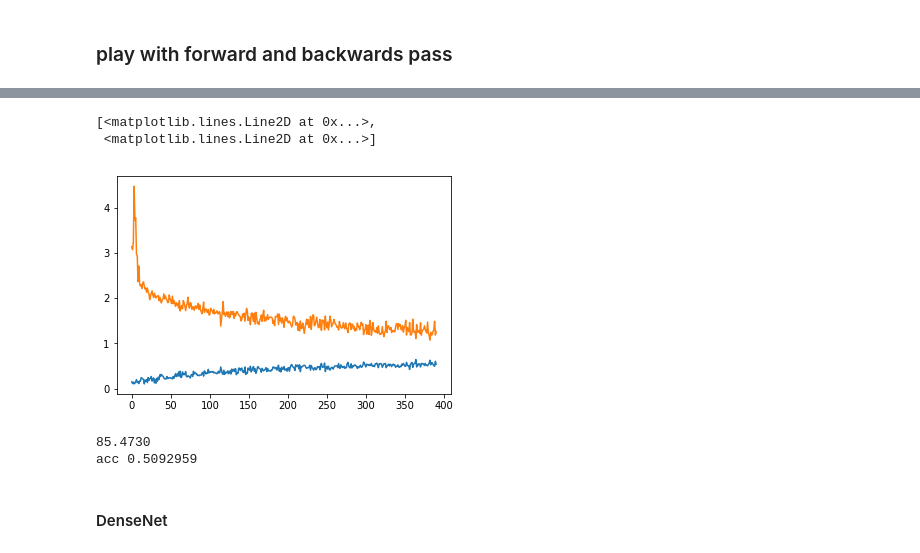
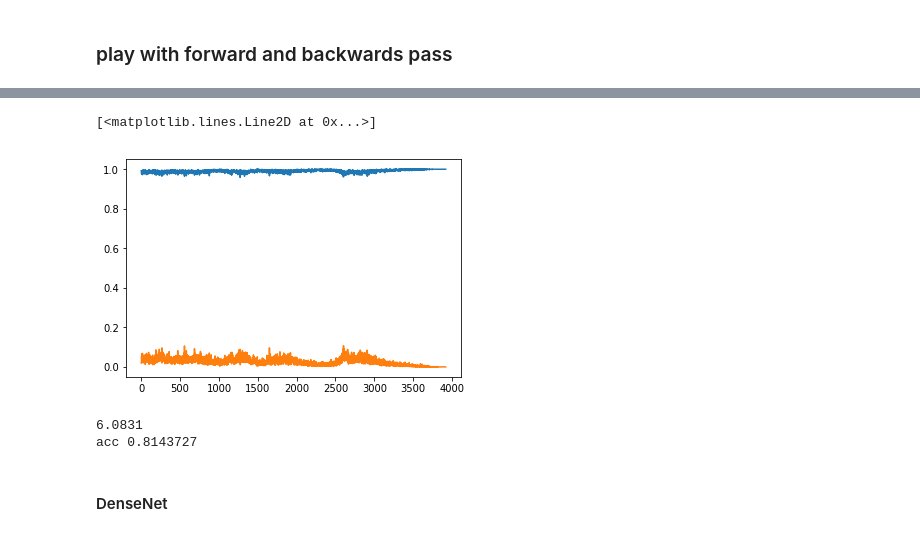
Before and after one commit to khushdeep-singh/DD2424project, a Jupyter notebook: assignmentforsaturdayAndreas.ipynb, the cells around one changed output, grey strips where cells are left out. Saved outputs shown, nothing was run; the diff lists cells and outputs as text; code cells hidden in the pictures.

Commit message:
Made a successful (?) rangetest for btach size 128

```diff
--- a/assignmentforsaturdayAndreas.ipynb
+++ b/assignmentforsaturdayAndreas.ipynb
@@ -172,7 +159,7 @@ def xent_softmax(prediction):
 # %%
 %%capture
 # Configure
-resnet = ResNet(BasicBlock,[9,9,9])
+resnet = rnet.resnet56()
 batch_size = 128
 optimizer = optim.SGD(resnet.parameters(),
                       lr=0.1,
@@ -200,39 +187,3 @@ val_loader = torch.utils.data.DataLoader(
     batch_size=batch_size, shuffle=False,
     num_workers=0, pin_memory=True)
 if cuda_available: resnet.cuda()
-# %%
-start    = time.time()
-n_epoch  = 1
-accuracy = []
-loss     = []
-valacc   = []
-validationInterval = 5
-
-resnet.train()
-
-for epoch in range(n_epoch):
-    data_iterator = iter(data_loader)
-    for i, (images, labels) in enumerate(data_iterator):
-        t = time.time()
-
-        f"""if we use GPU, input- and target-tensors must be loaded on GPU as well."""
-        if cuda_available:
-            images = images.cuda()
-            labels = labels.cuda()
-
-        prediction = resnet.forward(images)
-        output     = loss_xent(prediction, labels)
-
-        accuracy = accuracy + [get_xent_acc(prediction, labels)]
-        loss     = loss + [output]
-
-        optimizer.zero_grad()
-        output.backward() # calculates gradients
-        optimizer.step()  # updates weights
-
-        print(f"epoch {i:3d}/{len(data_iterator)} t {time.time()-t:.3f} accuracy {accuracy[len(accuracy)-1]:.4f}")
-
-        if i % validationInterval == 0:
-            print(f"    accuracy {validateFunc(1)[0]:.7f}")
-
-    print(f"""time passed after training {epoch} epochs is {time.time()-start} seconds""")
@@ -256,0 +211,2 @@ time passed after training 0 epochs is 1280.92831325531 seconds
+# %%
+(accuracy, loss, validationacc) = trainFunc(resnet, nn.CrossEntropyLoss(), optimizer, n_epochs=40, validation_interval=0)
@@ -257,17 +233,18 @@ time passed after training 0 epochs is 1280.92831325531 seconds
 # %%
 x = np.arange(0,len(accuracy))
 plt.plot(x,np.array(accuracy),np.array(loss))
+x = np.arange(0,len(validationacc))
+plt.plot(x, np.array(validationacc))
 # %% [output]
-[<matplotlib.lines.Line2D at 0x...>,
- <matplotlib.lines.Line2D at 0x...>]
+[<matplotlib.lines.Line2D at 0x...>]
-[figure, old version]
+[figure, new version]
 # %%
 t = time.time()
-valacc = validateFunc(100)
+valacc = validateFunc(resnet, 100)
 print(f"{time.time()-t:2.4f}\nacc {np.mean(valacc):.7f}")
 # %% [output]
-85.4730
-acc 0.5092959
+6.0831
+acc 0.8143727
 # %% [markdown]
 #### DenseNet
 # %%
```
Also changed, not shown: parts of 19 cells of this notebook, 2 other files.
